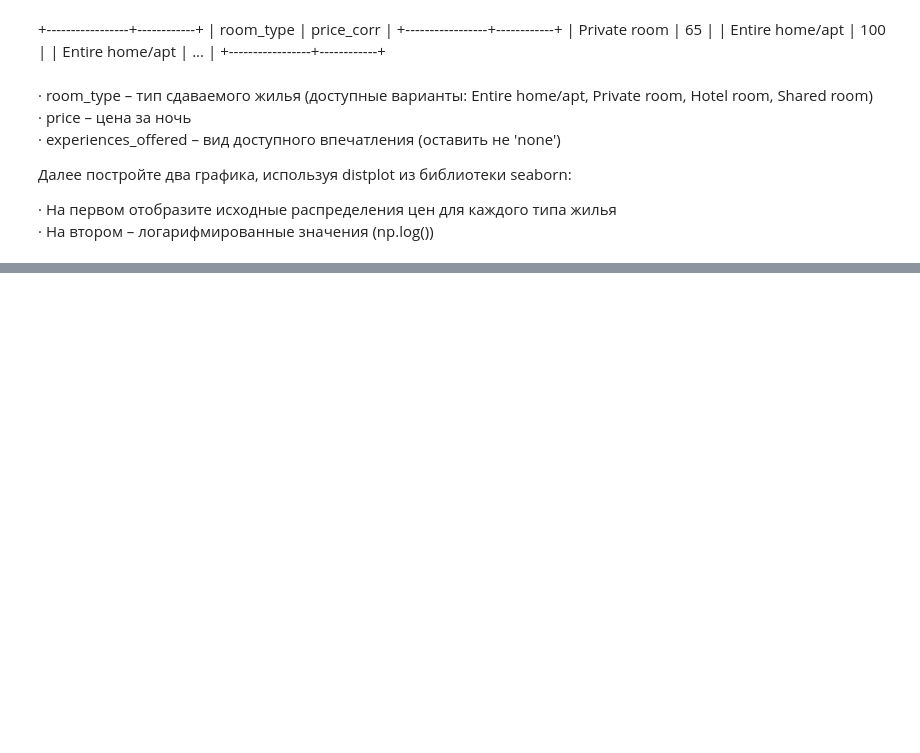
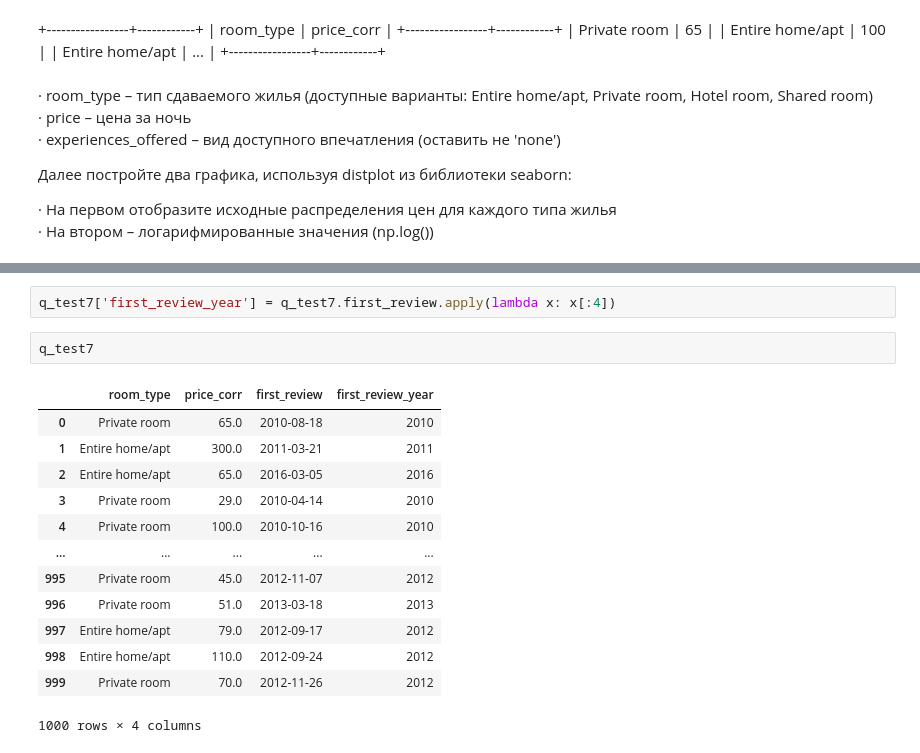
Before and after one commit to Aculanma/data_analyst_Karpov.Courses, a Jupyter notebook: KarpovCourses.SQL/Урок 6. ETL (PYTHON + SQL).ipynb, the cells around one changed output, grey strips where cells are left out. Drawn from its saved outputs; the diff is of its cells as text; blank space fills up the shorter version.

```diff
--- a/KarpovCourses.SQL/Урок 6. ETL (PYTHON + SQL).ipynb
+++ b/KarpovCourses.SQL/Урок 6. ETL (PYTHON + SQL).ipynb
@@ -312,0 +415,18 @@ sns.heatmap(data=q_test5,cmap=sns.cubehelix_palette(as_cmap=True))
+# %%
+q_test7['first_review_year'] = q_test7.first_review.apply(lambda x: x[:4])
+# %%
+q_test7
+# %% [output]
+|  | room_type | price_corr | first_review | first_review_year |
+| 0 | Private room | 65.0 | 2010-08-18 | 2010 |
+| 1 | Entire home/apt | 300.0 | 2011-03-21 | 2011 |
+| 2 | Entire home/apt | 65.0 | 2016-03-05 | 2016 |
+| 3 | Private room | 29.0 | 2010-04-14 | 2010 |
+| 4 | Private room | 100.0 | 2010-10-16 | 2010 |
+| ... | ... | ... | ... | ... |
+| 995 | Private room | 45.0 | 2012-11-07 | 2012 |
+| 996 | Private room | 51.0 | 2013-03-18 | 2013 |
+| 997 | Entire home/apt | 79.0 | 2012-09-17 | 2012 |
+| 998 | Entire home/apt | 110.0 | 2012-09-24 | 2012 |
+| 999 | Private room | 70.0 | 2012-11-26 | 2012 |
+1000 rows × 4 columns
```
Also changed, not shown: parts of 14 cells of this notebook, 1 other file.
